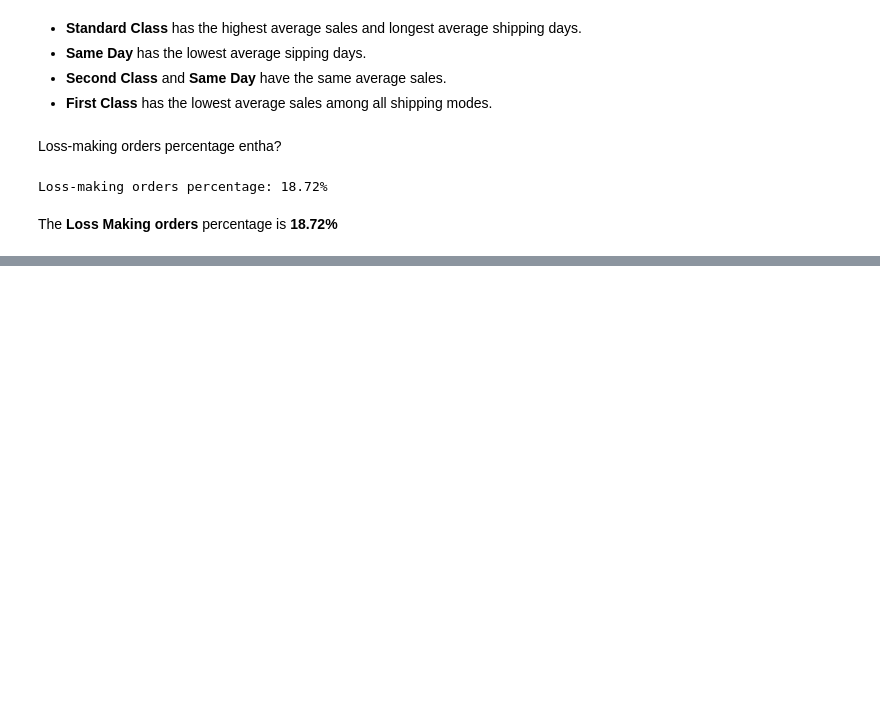
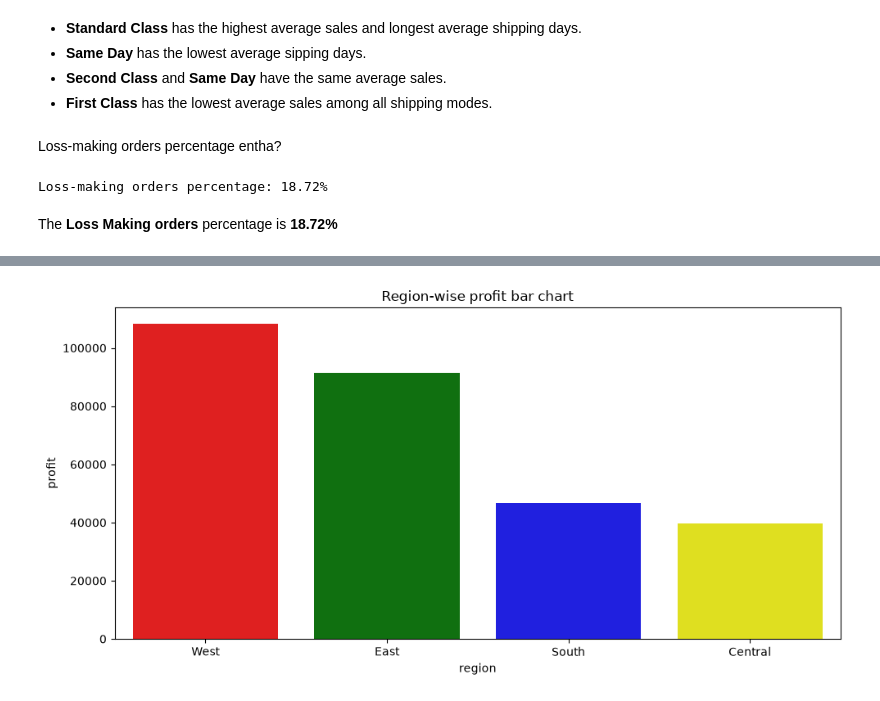
Before and after one commit to chpavansai01/superstore-sales-analysis, a Jupyter notebook: analysis.ipynb, the cells around one changed output, grey strips where cells are left out. Saved outputs shown, nothing was run; the diff lists cells and outputs as text; code cells hidden in the pictures; blank space fills up the shorter version.

```diff
--- a/analysis.ipynb
+++ b/analysis.ipynb
@@ -659,0 +687,14 @@ Loss-making orders percentage: 18.72%
+# %%
+import seaborn as sns
+import matplotlib.pyplot as plt
+colors=['red','green','blue','yellow']
+region_data = df.groupby('region')['profit'].sum().sort_values(ascending=False).reset_index()
+plt.figure(figsize=(10,5))
+sns.barplot(x='region',y='profit',data=region_data,hue='region',palette=colors,legend=False)
+plt.xlabel('region')
+plt.ylabel('profit')
+plt.title('Region-wise profit bar chart')
+plt.tight_layout()
+plt.show()
+# %% [output]
+[figure, added]
```
Also changed, not shown: parts of 23 cells of this notebook.
